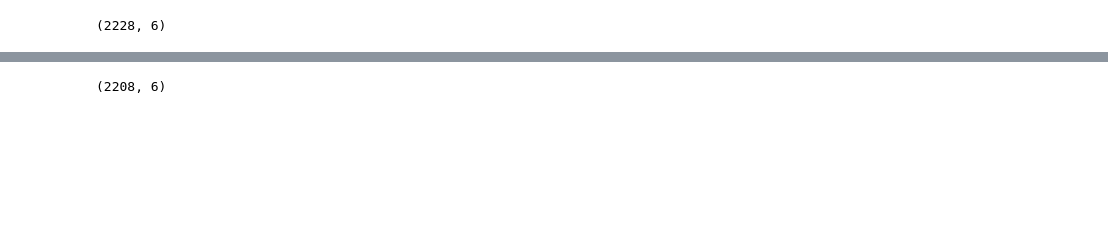
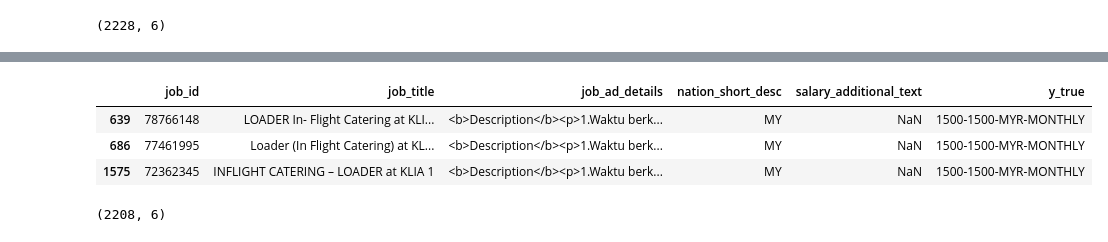
Before and after one commit to sergihrs/job-ad-enrichment, a Jupyter notebook: notebooks/explore_data.ipynb, the cells around one changed output, grey strips where cells are left out. Drawn from its saved outputs; the diff is of its cells as text; code cells hidden in the pictures; blank space fills up the shorter version.

Commit message:
Data, pre processing, and started cleaned EDA script

```diff
--- a/notebooks/explore_data.ipynb
+++ b/notebooks/explore_data.ipynb
@@ -113,3 +227,13 @@ df[
+# %%
+# Get all entries where the job_ad_details start with "<b>Description</b><p>1.Waktu berkerja"
+df[
+    df["job_ad_details"].str.startswith("<b>Description</b><p>1.Waktu berkerja")
+]
+# %% [output]
+|  | job_id | job_title | job_ad_details | nation_short_desc | salary_additional_text | y_true |
+| 639 | 78766148 | LOADER In- Flight Catering at KLI... | <b>Description</b><p>1.Waktu berk... | MY | NaN | 1500-1500-MYR-MONTHLY |
+| 686 | 77461995 | Loader (In Flight Catering) at KL... | <b>Description</b><p>1.Waktu berk... | MY | NaN | 1500-1500-MYR-MONTHLY |
+| 1575 | 72362345 | INFLIGHT CATERING – LOADER at KLIA 1 | <b>Description</b><p>1.Waktu berk... | MY | NaN | 1500-1500-MYR-MONTHLY |
 # %%
 # They all are the same job ad, but for different locations, so the information is the same
 # We will drop the duplicates
```
Also changed, not shown: parts of 13 cells of this notebook, 8 other files.
